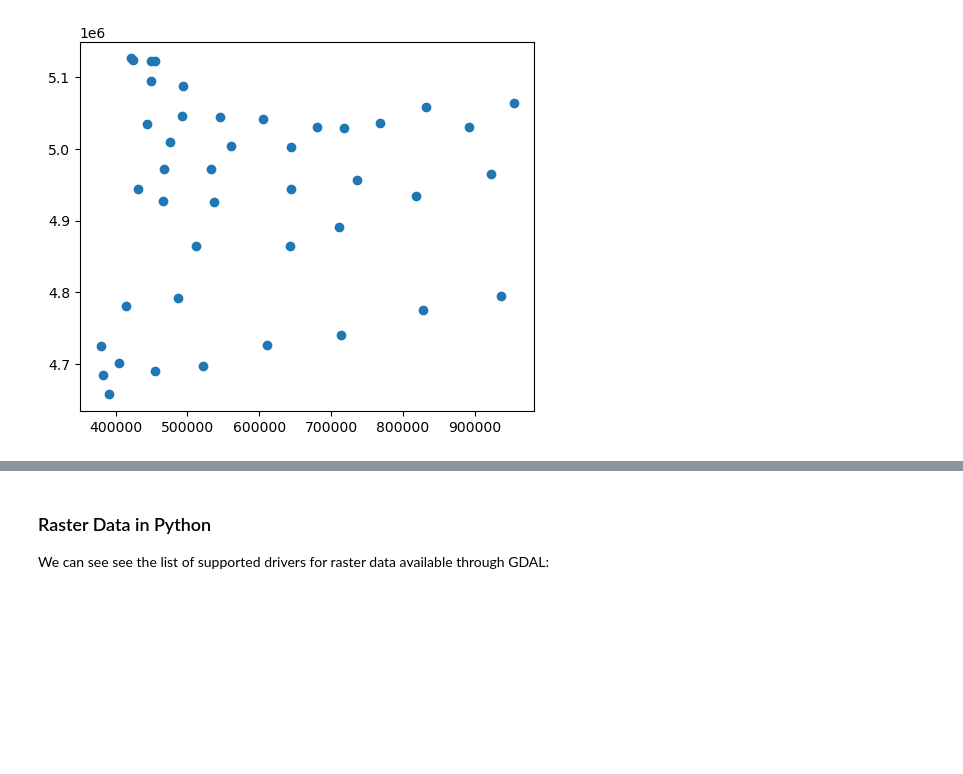
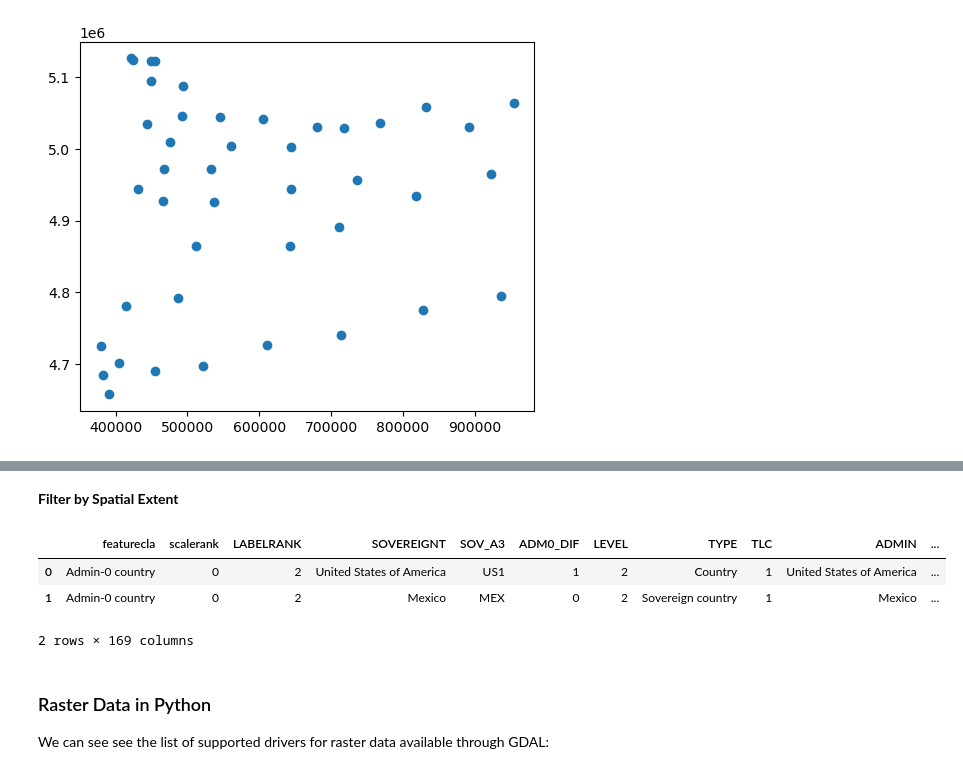
Before and after one commit to mhweber/ICRW8_Geospatial_Workshop, a Jupyter notebook: Slides.ipynb, the cells around one changed output, grey strips where cells are left out. Cells and saved outputs as stored; diff of their text form; code cells hidden in the pictures; blank space fills up the shorter version.

```diff
--- a/Slides.ipynb
+++ b/Slides.ipynb
@@ -224,3 +346,12 @@ pts.plot()
+# %% [markdown]
+**Filter by Spatial Extent**
+# %%
+read_dataframe(df, bbox=(-140, 20, -100, 40))
+# %% [output]
+|  | featurecla | scalerank | LABELRANK | SOVEREIGNT | SOV_A3 | ADM0_DIF | LEVEL | TYPE | TLC | ADMIN | ... |
+| 0 | Admin-0 country | 0 | 2 | United States of America | US1 | 1 | 2 | Country | 1 | United States of America | ... |
+| 1 | Admin-0 country | 0 | 2 | Mexico | MEX | 0 | 2 | Sovereign country | 1 | Mexico | ... |
+2 rows × 169 columns
 # %% [markdown]
 ### Raster Data in Python
 We can see see the list of supported drivers for raster data available through GDAL:
```
Also changed, not shown: parts of 18 cells of this notebook, 2 other files.
